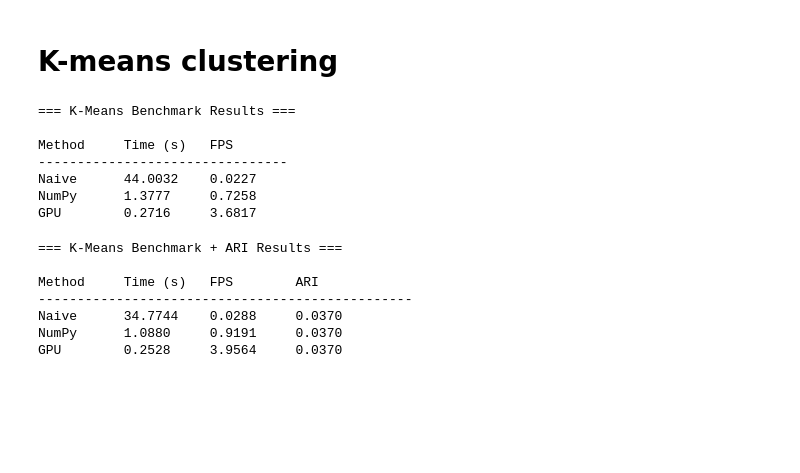
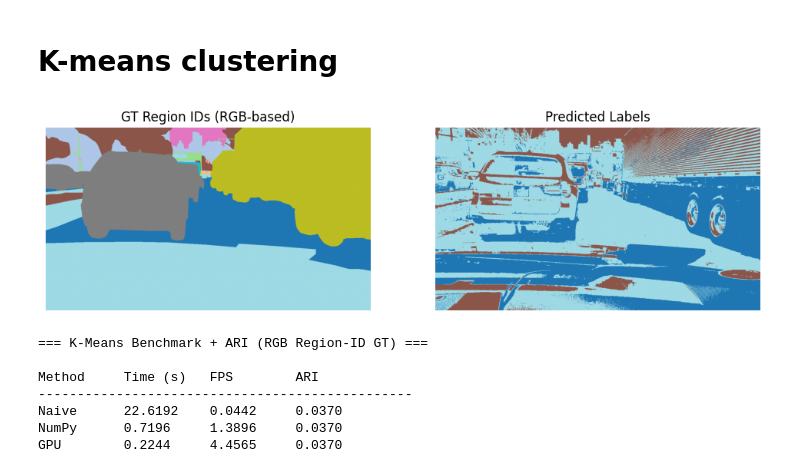
Before and after one commit to Aaron-Dhillon/full_frame_traffic_segmentation, a Jupyter notebook: k_means.ipynb, the cells around one changed output. Cells and saved outputs as stored; diff of their text form; code cells hidden in the pictures; blank space fills up the shorter version.

```diff
--- a/k_means.ipynb
+++ b/k_means.ipynb
@@ -231,13 +231,5 @@ def print_benchmark_table(results):
     for r in results:
         print(f"{r['method']:<10} {r['time']:<10.4f} {r['fps']:<10.4f}")
 
-results = run_all_benchmarks(sample_img)
-print_benchmark_table(results)
+#results = run_all_benchmarks(sample_img)
+#print_benchmark_table(results)
-# %% [output]
-=== K-Means Benchmark Results ===
-
-Method     Time (s)   FPS
---------------------------------
-Naive      44.0032    0.0227
-NumPy      1.3777     0.7258
-GPU        0.2716     3.6817
@@ -320,17 +331,21 @@ def print_ari_table(results):
 # %%
-# Load BDD100K image + mask
-img, mask = load_bdd100k_pair(base_dir=".", split="val", filename="7d2f7975-e0c1c5a7")
+# Load image + mask path
+img, mask_path = load_bdd100k_pair(base_dir=".", split="val", filename="7d2f7975-e0c1c5a7")
 
-# Run all k-means versions with ARI
-results = run_all_kmeans_with_ari(img, mask)
+# Convert GT to region IDs (correct handling of palette)
+gt_region_ids = gt_to_region_ids(mask_path)
 
-# Print table
+# Run benchmarks and ARI
+results = run_all_kmeans_with_ari(img, gt_region_ids)
+
+# Print results
 print_ari_table(results)
 # %% [output]
+[figure, added]
-=== K-Means Benchmark + ARI Results ===
+=== K-Means Benchmark + ARI (RGB Region-ID GT) ===
 
 Method     Time (s)   FPS        ARI
 ------------------------------------------------
-Naive      34.7744    0.0288     0.0370
-NumPy      1.0880     0.9191     0.0370
-GPU        0.2528     3.9564     0.0370
+Naive      22.6192    0.0442     0.0370
+NumPy      0.7196     1.3896     0.0370
+GPU        0.2244     4.4565     0.0370
```
Also changed, not shown: parts of 2 cells of this notebook, 1 other file.
